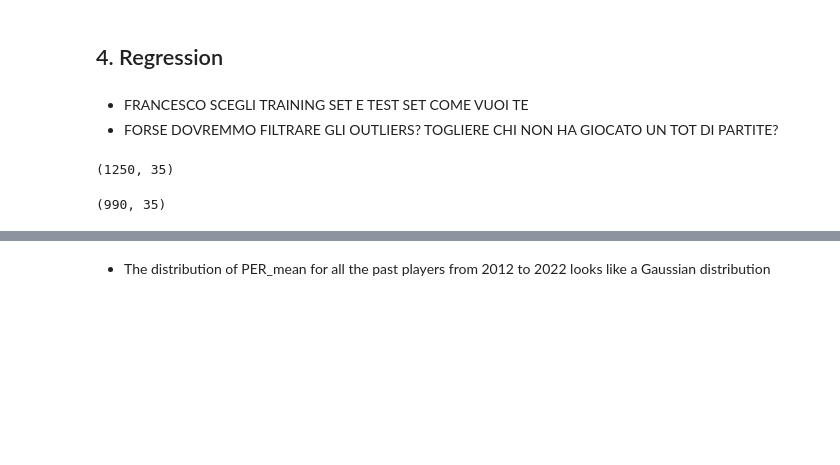
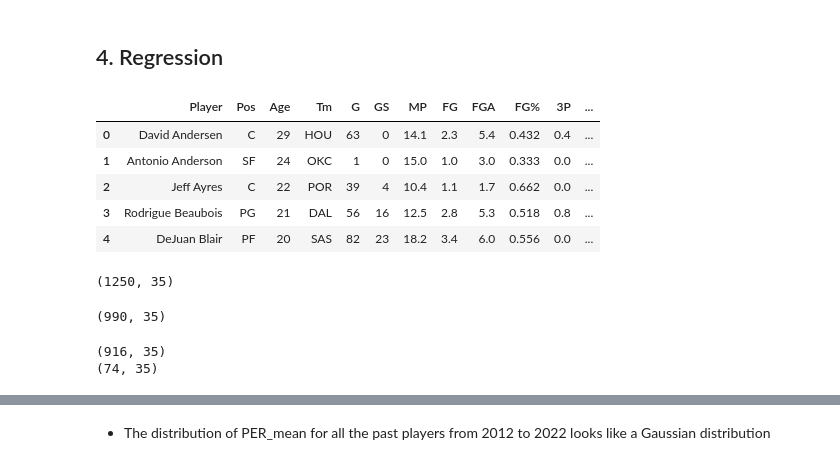
Before and after one commit to ywateba/fds_2023_project, a Jupyter notebook: final_project.ipynb, the cells around one changed output, grey strips where cells are left out. Drawn from its saved outputs; the diff is of its cells as text; code cells hidden in the pictures; blank space fills up the shorter version.

```diff
--- a/final_project.ipynb
+++ b/final_project.ipynb
@@ -389,6 +390,3 @@ plt.show()
 [figure]
 # %% [markdown]
 ## 4. Regression
-# %% [markdown]
-* FRANCESCO SCEGLI TRAINING SET E TEST SET COME VUOI TE
-* FORSE DOVREMMO FILTRARE GLI OUTLIERS? TOGLIERE CHI NON HA GIOCATO UN TOT DI PARTITE?
@@ -395,3 +395,12 @@ plt.show()
+# %%
+rookies_df.head()
+# %% [output]
+|  | Player | Pos | Age | Tm | G | GS | MP | FG | FGA | FG% | 3P | ... |
+| 0 | David Andersen | C | 29 | HOU | 63 | 0 | 14.1 | 2.3 | 5.4 | 0.432 | 0.4 | ... |
+| 1 | Antonio Anderson | SF | 24 | OKC | 1 | 0 | 15.0 | 1.0 | 3.0 | 0.333 | 0.0 | ... |
+| 2 | Jeff Ayres | C | 22 | POR | 39 | 4 | 10.4 | 1.1 | 1.7 | 0.662 | 0.0 | ... |
+| 3 | Rodrigue Beaubois | PG | 21 | DAL | 56 | 16 | 12.5 | 2.8 | 5.3 | 0.518 | 0.8 | ... |
+| 4 | DeJuan Blair | PF | 20 | SAS | 82 | 23 | 18.2 | 3.4 | 6.0 | 0.556 | 0.0 | ... |
 # %%
 print(rookies_df.shape)
 rookies_df=rookies_df.dropna()
@@ -399,3 +408,11 @@ rookies_df.dropna().shape
 # %% [output]
 (1250, 35)
 (990, 35)
+# %%
+rookies_2023_df = rookies_df[rookies_df['Season'] == 2023]
+rookies_df = rookies_df[rookies_df['Season'] != 2023]
+print(rookies_df.shape)
+print(rookies_2023_df.shape)
+# %% [output]
+(916, 35)
+(74, 35)
```
Also changed, not shown: parts of 27 cells of this notebook.
